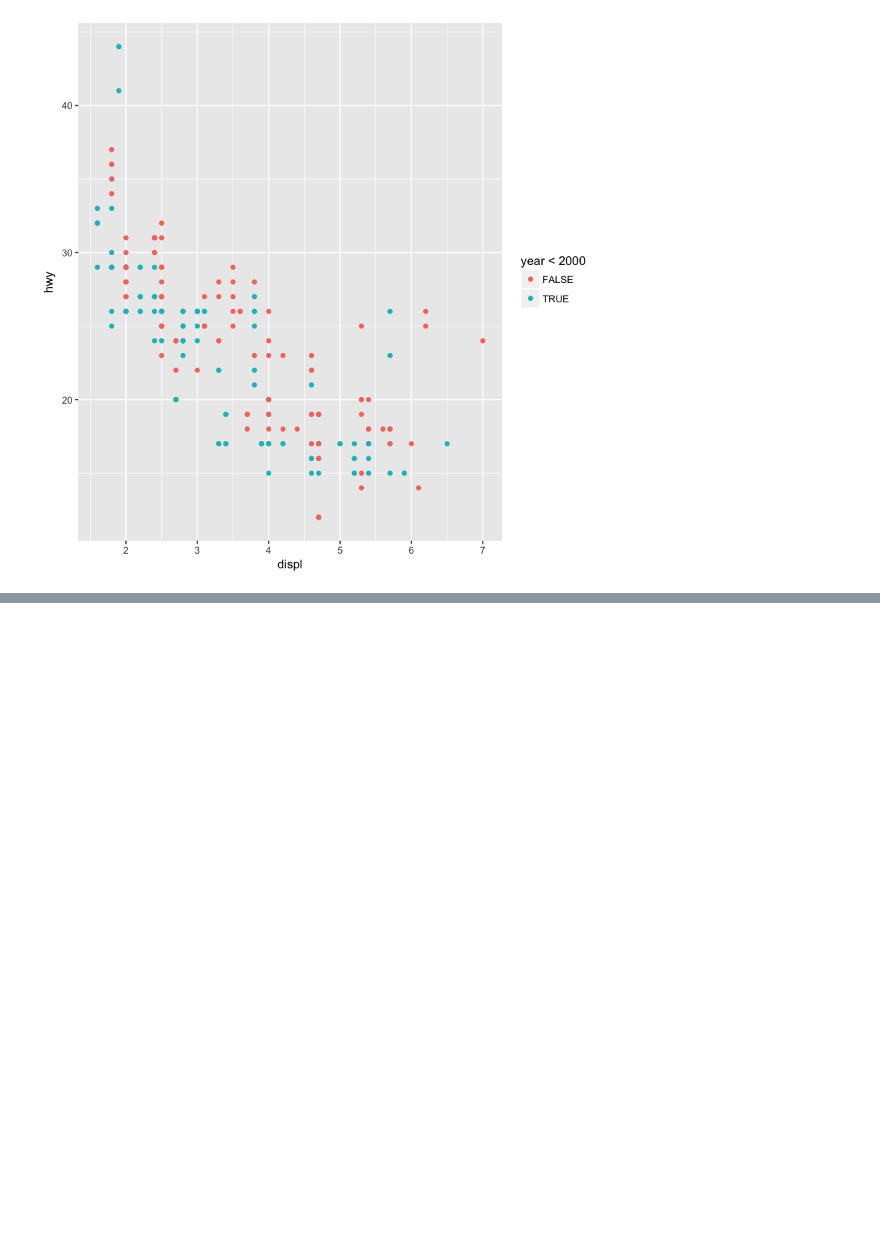
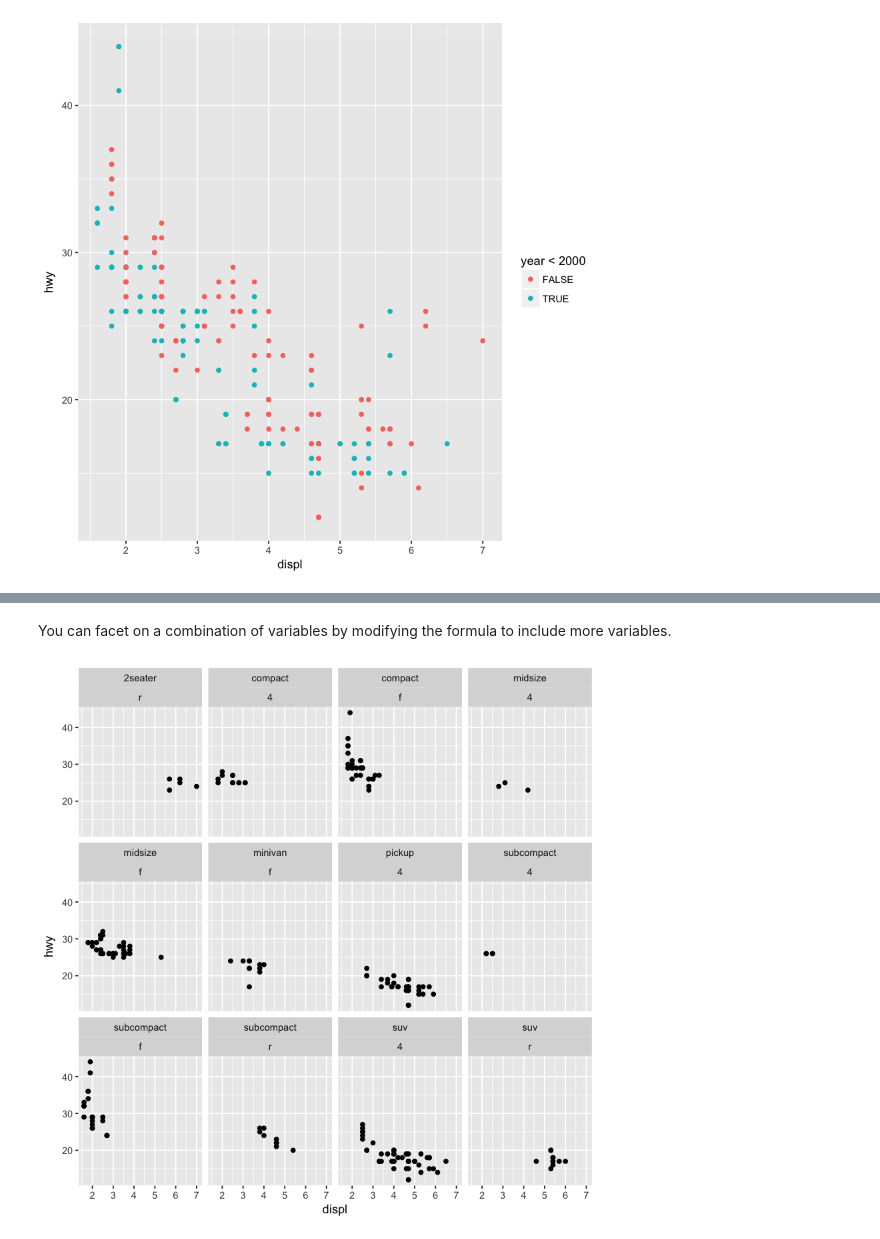
Before and after one commit to ambujtewari/stats306-fall2017, a Jupyter notebook: Lecture01.ipynb, the cells around one changed output, grey strips where cells are left out. Cells and saved outputs as stored; diff of their text form; code cells hidden in the pictures; blank space fills up the shorter version.

```diff
--- a/Lecture01.ipynb
+++ b/Lecture01.ipynb
@@ -113,0 +143,8 @@ ggplot(data = mpg) +
+# %% [markdown]
+You can facet on a combination of variables by modifying the formula to include more variables.
+# %%
+ggplot(data = mpg) +
+  geom_point(mapping = aes(x = displ, y = hwy)) +
+  facet_wrap(~ class + drv) # The ~ operator creates an R formula
+# %% [output]
+[figure, added]
```
Also changed, not shown: parts of 18 cells of this notebook.
